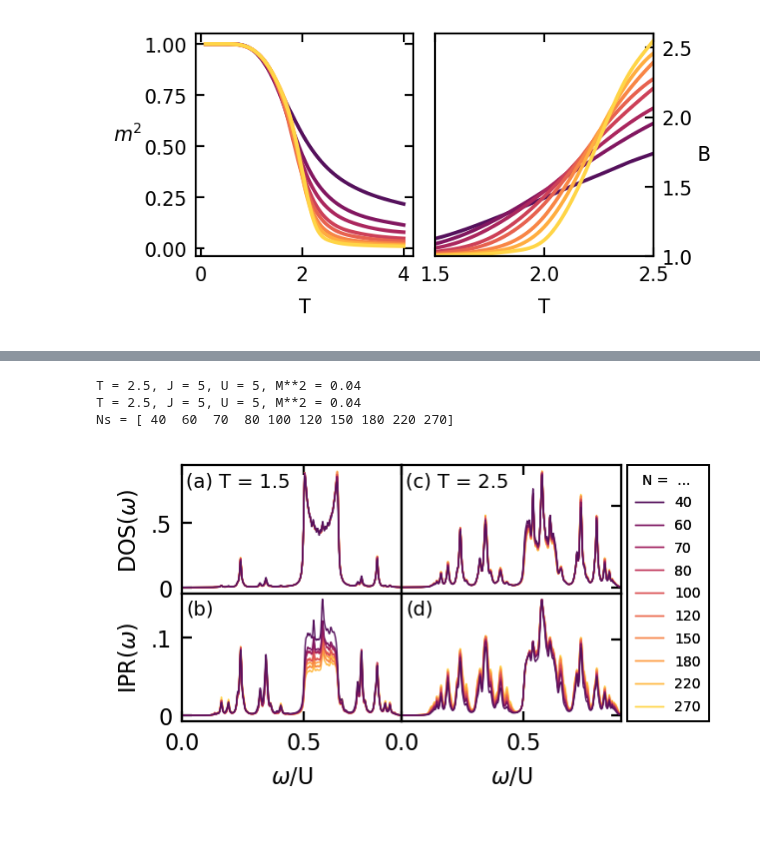
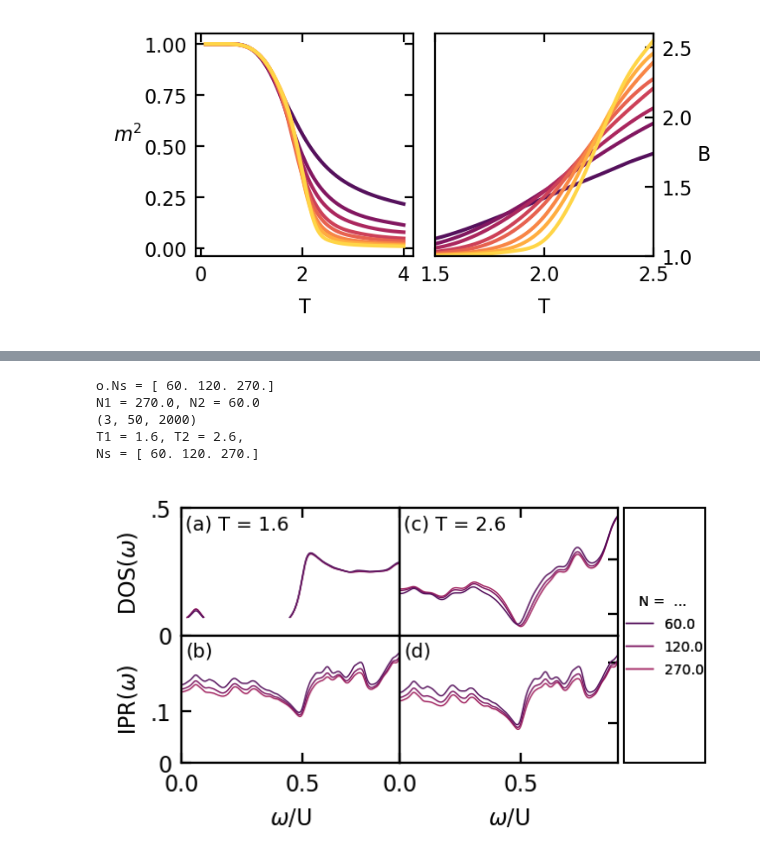
Before and after one commit to TomHodson/FKMC, a Jupyter notebook: notebooks/short_paper_figure_code/final_figures.ipynb, the cells around one changed output, grey strips where cells are left out. Saved outputs shown, nothing was run; the diff lists cells and outputs as text; code cells hidden in the pictures; blank space fills up the shorter version.

```diff
--- a/notebooks/short_paper_figure_code/final_figures.ipynb
+++ b/notebooks/short_paper_figure_code/final_figures.ipynb
@@ -648,4 +694,28 @@ Ns = [ 40  60  70  80 100 120 150 180 220 270]
 # %%
+with open(Path('~/HPC_data/pickled_data/gap_opening.pickle').expanduser(), 'rb') as file:
+    o = pickle.load(file)
+
+from FKMC.general import smooth
+
+ax = axes[0]
+
+print(f'o.Ns = {o.Ns}')
+i1 = 2; i2 = 0
+N1 = o.Ns[i1]; N2 = o.Ns[i2]
+print(f'N1 = {N1}, N2 = {N2}')
+
+E_threshold = 0.07
+E = smooth(o.DOS, scale = 0.5, axis = -1)
+E = np.where(E > 0.07, E, np.NaN)
+print(E.shape)
+
+I = -o.m
+I = np.where(E > 0.07, I, np.NaN)
+
+T1 = 15
+T2 = 25
+print(f"T1 = {o.Ts[T1]}, T2 = {o.Ts[T2]},")
+
 linewidth = 0.5
 xlim = (0, 0.9)
 legend_fontsize = 5
@@ -653,13 +723,6 @@ legend_wspace = 0.01
 legend_labelspacing = 0.63
 wspace = 0
 hspace = 0
-
-
-o1 = o_local_runs[1]
-print(f'T = {1 / o.parameters.beta}, J = {o.parameters.J}, U = {o.parameters.U}, M**2 = {o.Mf_moments[-1, :, 2].mean():.2f}')
-
-o2 = o_local_runs[2]
-print(f'T = {1 / o.parameters.beta}, J = {o.parameters.J}, U = {o.parameters.U}, M**2 = {o.Mf_moments[-1, :, 2].mean():.2f}')
 
 f = plt.figure(constrained_layout=False)
 gs = f.add_gridspec(2, 3, width_ratios=[1, 1, 0.4], wspace = wspace, hspace = hspace)
@@ -680,16 +743,14 @@ axes[0,0].tick_params(axis = 'y', right = False, labelright = False)
 axes[0,1].tick_params(axis = 'y', right = False, labelright = False)
 
 lines = [None for _ in o.Ns]
-o = o1
+
 print(f"Ns = {o.Ns}")
 for i,N in list(enumerate(o.Ns))[::-1]:
-    o = o_local_runs[1]
-    lines[i], = axes[0,0].plot(o.E_bins[1:] / o.parameters.U, o.DOS[i], label = f'N = {N}', color = colors10[i], linewidth = linewidth)
-    axes[0,1].plot(o.E_bins[1:] / o.parameters.U, o.IPR[i], color = colors10[i], linewidth = linewidth)
+    lines[i], = axes[0,0].plot(o.E_bins[1:] / o.parameters.U, E[i, T1], label = f'N = {N}', color = colors10[i], linewidth = linewidth)
+    axes[0,1].plot(o.E_bins[1:] / o.parameters.U, o.IPR[i, T2], color = colors10[i], linewidth = linewidth)
 
-    o = o_local_runs[2]
-    axes[1,0].plot(o.E_bins[1:] / o.parameters.U, o.DOS[i], label = f'N = {N}', color = colors10[i], linewidth = linewidth)
-    axes[1,1].plot(o.E_bins[1:] / o.parameters.U, o.IPR[i], color = colors10[i], linewidth = linewidth)
+    axes[1,0].plot(o.E_bins[1:] / o.parameters.U, E[i, T2], label = f'N = {N}', color = colors10[i], linewidth = linewidth)
+    axes[1,1].plot(o.E_bins[1:] / o.parameters.U, o.IPR[i, T2], color = colors10[i], linewidth = linewidth)
 
 
 for a in axes.flatten(): a.set(xlim = xlim)
@@ -702,9 +763,9 @@ axes[1,1].set(xlabel = '$\omega$/U')
 
 for a in axes.flatten(): a.tick_params(direction = "in")
 
-for label, ax in zip([f"(a) T = {1 / o1.parameters.beta}",
+for label, ax in zip([f"(a) T = {o.Ts[T1]}",
                       "(b)",
-                      f"(c) T = {1 / o2.parameters.beta}",
+                      f"(c) T = {o.Ts[T2]}",
                       "(d)"],
                      axes.flatten()):
     ax.text(0.02, 0.95, label, transform=ax.transAxes,
@@ -725,37 +786,39 @@ rect = mpl.patches.Rectangle((x0+legend_wspace,y0),x1-x0-legend_wspace,y1-y0,
                              edgecolor='k',
                              facecolor='none',
                              transform = f.transFigure)
 f.add_artist(rect)
 
 leg = f.legend(
              handles = lines,
              labels = [f"{N}" for N in o.Ns],
              frameon=True,
              fontsize = legend_fontsize,
              loc = 'center',
              bbox_to_anchor=rect.get_bbox(),
             labelspacing = legend_labelspacing,
            fancybox = False,
            bbox_transform=f.transFigure,
 )
 #modify the frame of the legend
 frame = leg.get_frame()
 frame.set(visible = False)
 
 #change the title of the legend
 leg.set_title("N =  ... ", prop = dict(size = legend_fontsize))
 
 #add the legend to the figure
 f.add_artist(leg);
 
 f.subplots_adjust()
 f.set_size_inches(width,height)
 f.savefig(figure_location / 'mobility_edge_both.eps', bbox_inches='tight');
 # %% [output]
-T = 2.5, J = 5, U = 5, M**2 = 0.04
-T = 2.5, J = 5, U = 5, M**2 = 0.04
-Ns = [ 40  60  70  80 100 120 150 180 220 270]
+o.Ns = [ 60. 120. 270.]
+N1 = 270.0, N2 = 60.0
+(3, 50, 2000)
+T1 = 1.6, T2 = 2.6,
+Ns = [ 60. 120. 270.]
-[figure, old version]
+[figure, new version]
 # %%
 %%script bash
 cd ~/git/FK_short_paper
```
Also changed, not shown: parts of 11 cells of this notebook, 5 other files.
